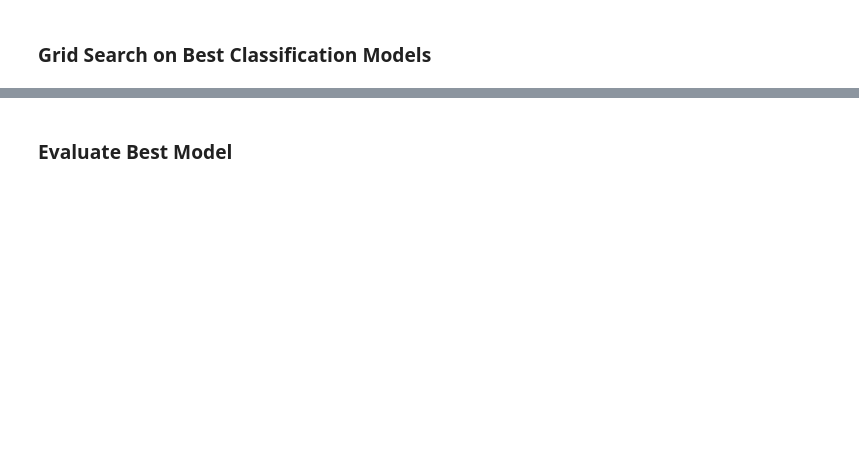
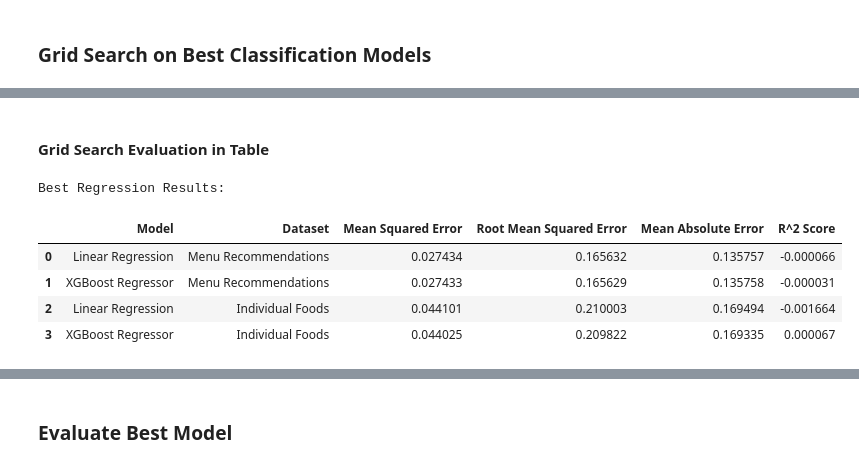
Before and after one commit to lvandine44/MADS-Capstone, a Jupyter notebook: 4b-Modeling and Results.ipynb, the cells around one changed output, grey strips where cells are left out. Cells and saved outputs as stored; diff of their text form; code cells hidden in the pictures; blank space fills up the shorter version.

Commit message:
grid search eval

```diff
--- a/4b-Modeling and Results.ipynb
+++ b/4b-Modeling and Results.ipynb
@@ -432,0 +460,9 @@ Tuning XGBoost...
+# %%
+food_lr_reg = grid_search_regression(
+    'Linear Regression',
+    X_food_train_scaled,
+    y_food_reg_train,
+    X_food_test_scaled,
+    y_food_reg_test,
+    "Individual Foods"
+)
@@ -433,3 +476,9 @@ Tuning XGBoost...
 # %%
-# Run grid search for regression on individual foods
-grid_search_regression(X_food_train_scaled, y_food_reg_train, X_food_test_scaled, y_food_reg_test, "Individual Foods")
+food_xgb_reg = grid_search_regression(
+    'XGBoost',
+    X_food_train_scaled,
+    y_food_reg_train,
+    X_food_test_scaled,
+    y_food_reg_test,
+    "Individual Foods"
+)
@@ -490,0 +625,52 @@ grid_search_classification(X_food_train_scaled, y_food_class_train_encoded, X_fo
+# %% [markdown]
+#### Grid Search Evaluation in Table
+# %%
+# Create a list of dictionaries with results
+regression_results = [
+    {
+        "Model": "Linear Regression",
+        "Dataset": "Menu Recommendations",
+        "Mean Squared Error": mean_squared_error(y_menu_reg_test, menu_lr_reg.predict(X_menu_test_scaled)),
+        "Root Mean Squared Error": mean_squared_error(y_menu_reg_test, menu_lr_reg.predict(X_menu_test_scaled)) ** 0.5,
+        "Mean Absolute Error": mean_absolute_error(y_menu_reg_test, menu_lr_reg.predict(X_menu_test_scaled)),
+        "R^2 Score": r2_score(y_menu_reg_test, menu_lr_reg.predict(X_menu_test_scaled))
+    },
+    {
+        "Model": "XGBoost Regressor",
+        "Dataset": "Menu Recommendations",
+        "Mean Squared Error": mean_squared_error(y_menu_reg_test, menu_xgb_reg.predict(X_menu_test_scaled)),
+        "Root Mean Squared Error": mean_squared_error(y_menu_reg_test, menu_xgb_reg.predict(X_menu_test_scaled)) ** 0.5,
+        "Mean Absolute Error": mean_absolute_error(y_menu_reg_test, menu_xgb_reg.predict(X_menu_test_scaled)),
+        "R^2 Score": r2_score(y_menu_reg_test, menu_xgb_reg.predict(X_menu_test_scaled))
+    },
+    {
+        "Model": "Linear Regression",
+        "Dataset": "Individual Foods",
+        "Mean Squared Error": mean_squared_error(y_food_reg_test, food_lr_reg.predict(X_food_test_scaled)),
+        "Root Mean Squared Error": mean_squared_error(y_food_reg_test, food_lr_reg.predict(X_food_test_scaled)) ** 0.5,
+        "Mean Absolute Error": mean_absolute_error(y_food_reg_test, food_lr_reg.predict(X_food_test_scaled)),
+        "R^2 Score": r2_score(y_food_reg_test, food_lr_reg.predict(X_food_test_scaled))
+    },
+    {
+        "Model": "XGBoost Regressor",
+        "Dataset": "Individual Foods",
+        "Mean Squared Error": mean_squared_error(y_food_reg_test, food_xgb_reg.predict(X_food_test_scaled)),
+        "Root Mean Squared Error": mean_squared_error(y_food_reg_test, food_xgb_reg.predict(X_food_test_scaled)) ** 0.5,
+        "Mean Absolute Error": mean_absolute_error(y_food_reg_test, food_xgb_reg.predict(X_food_test_scaled)),
+        "R^2 Score": r2_score(y_food_reg_test, food_xgb_reg.predict(X_food_test_scaled))
+    }
+]
+
+# Convert the list of dictionaries into a DataFrame
+best_regression_results = pd.DataFrame(regression_results)
+
+# Display the table
+print("Best Regression Results:")
+best_regression_results
+# %% [output]
+Best Regression Results:
+|  | Model | Dataset | Mean Squared Error | Root Mean Squared Error | Mean Absolute Error | R^2 Score |
+| 0 | Linear Regression | Menu Recommendations | 0.027434 | 0.165632 | 0.135757 | -0.000066 |
+| 1 | XGBoost Regressor | Menu Recommendations | 0.027433 | 0.165629 | 0.135758 | -0.000031 |
+| 2 | Linear Regression | Individual Foods | 0.044101 | 0.210003 | 0.169494 | -0.001664 |
+| 3 | XGBoost Regressor | Individual Foods | 0.044025 | 0.209822 | 0.169335 | 0.000067 |
```
Also changed, not shown: parts of 15 cells of this notebook.
